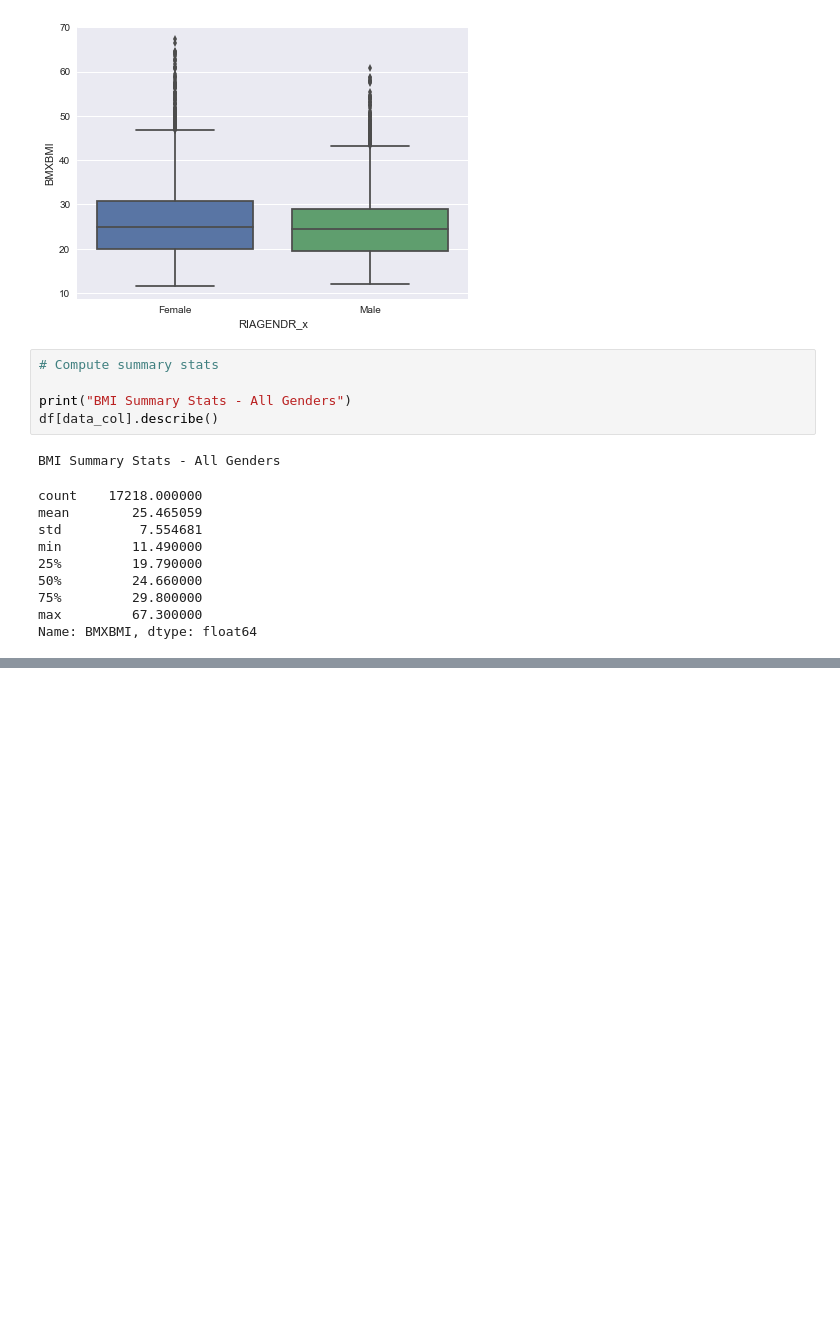
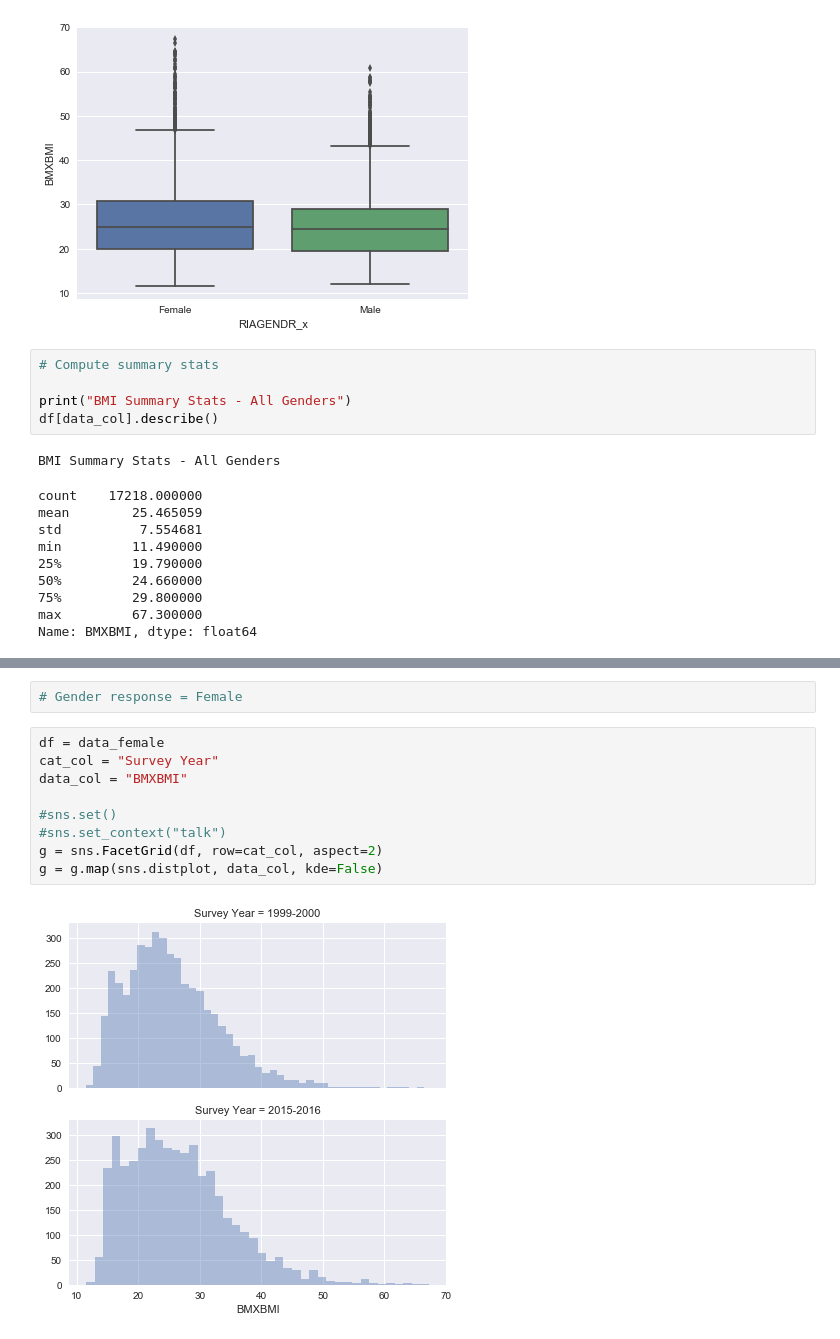
Before and after one commit to jasondixon5/NHANES, a Jupyter notebook: NHANES_Analysis.ipynb, the cells around one changed output, grey strips where cells are left out. Saved outputs shown, nothing was run; the diff lists cells and outputs as text; blank space fills up the shorter version.

```diff
--- a/NHANES_Analysis.ipynb
+++ b/NHANES_Analysis.ipynb
@@ -177,0 +238,13 @@ Name: BMXBMI, dtype: float64
+# %%
+# Gender response = Female
+# %%
+df = data_female
+cat_col = "Survey Year"
+data_col = "BMXBMI"
+
+#sns.set()
+#sns.set_context("talk")
+g = sns.FacetGrid(df, row=cat_col, aspect=2)
+g = g.map(sns.distplot, data_col, kde=False)
+# %% [output]
+[figure, added]
```
Also changed, not shown: parts of 37 cells of this notebook, 1 other file.
